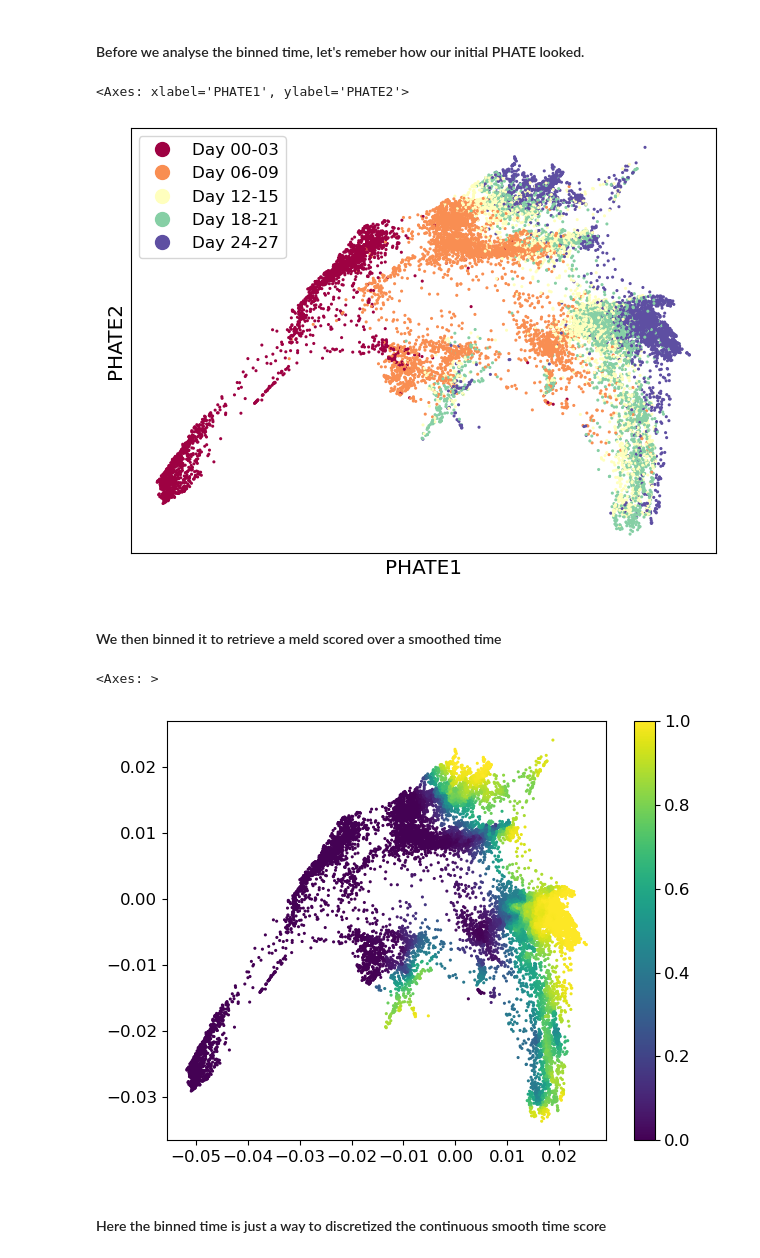
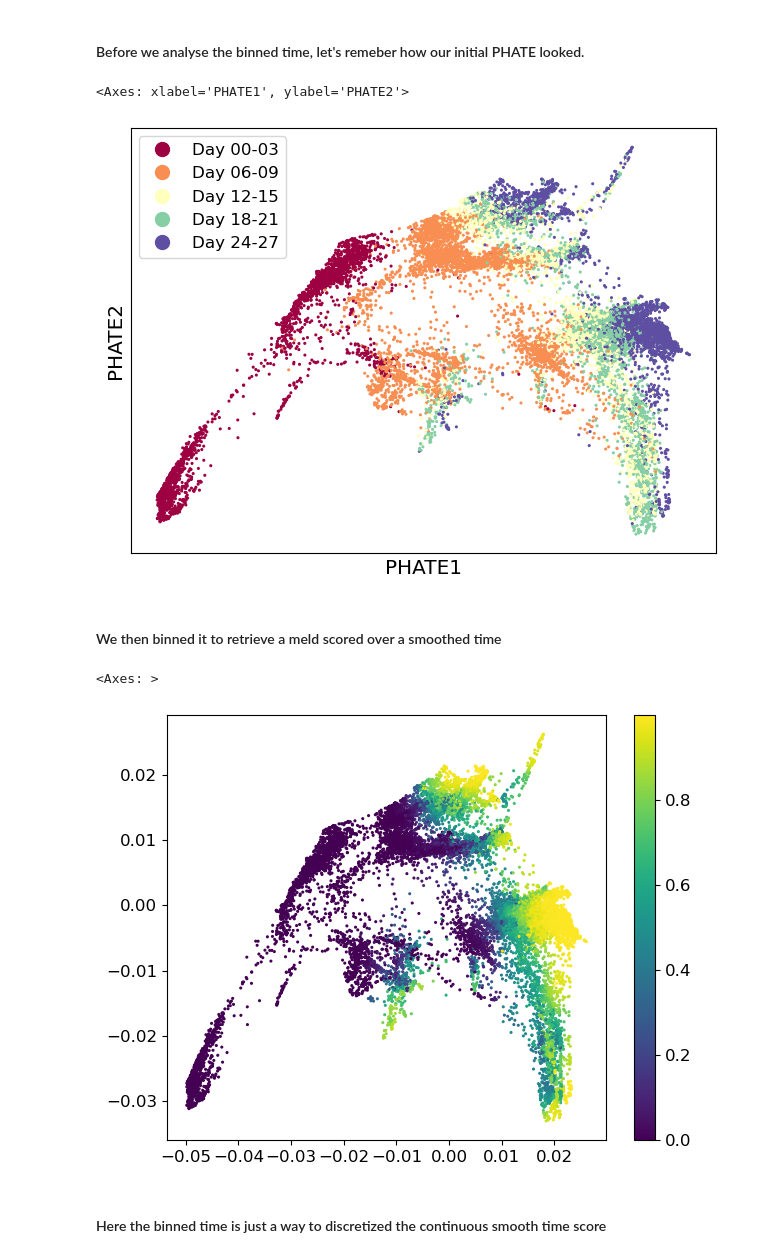
Before and after one commit to KrishnaswamyLab/omics_toolbox, a Jupyter notebook: notebooks/MIOFlow/5-mioflow-prep.ipynb, the cells around one changed output. Saved outputs shown, nothing was run; the diff lists cells and outputs as text; code cells hidden in the pictures.

```diff
--- a/notebooks/MIOFlow/5-mioflow-prep.ipynb
+++ b/notebooks/MIOFlow/5-mioflow-prep.ipynb
@@ -56,18 +55,18 @@ AnnData object with n_obs × n_vars = 17944 × 18019
 # %% [markdown]
 #### Before we analyse the binned time, let's remeber how our initial PHATE looked.
 # %%
-scprep.plot.scatter2d(adata.obsm['X_phate'], c=adata.obs['time_label'], cmap="Spectral",
+scprep.plot.scatter2d(adata.obsm['X_phate_visualization'], c=adata.obs['time_label'], cmap="Spectral",
                       ticks=False, label_prefix="PHATE")
 # %% [output]
 <Axes: xlabel='PHATE1', ylabel='PHATE2'>
-[figure, old version]
+[figure, new version]
 # %% [markdown]
 #### We then binned it to retrieve a meld scored over a smoothed time
 # %%
-scprep.plot.scatter2d(adata.obsm['X_phate'], c=adata.obs['smooth_time'], cmap='viridis')
+scprep.plot.scatter2d(adata.obsm['X_phate_visualization'], c=adata.obs['smooth_time'], cmap='viridis')
 # %% [output]
 <Axes: >
-[figure, old version]
+[figure, new version]
 # %% [markdown]
 #### Here the binned time is just a way to discretized the continuous smooth time score
 # %%
```
Also changed, not shown: parts of 5 cells of this notebook, 30 other files.
